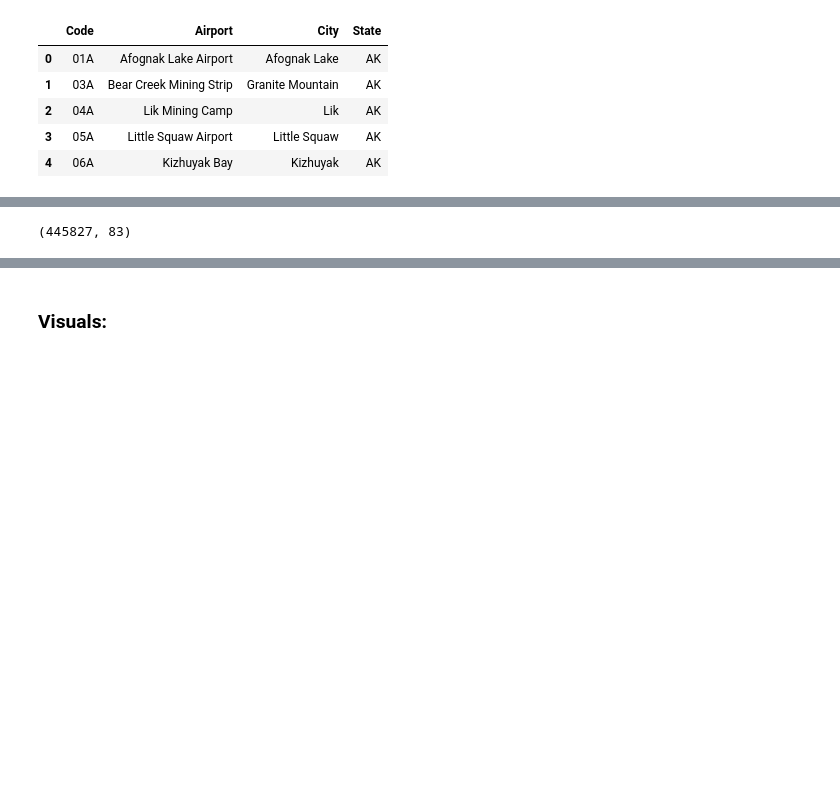
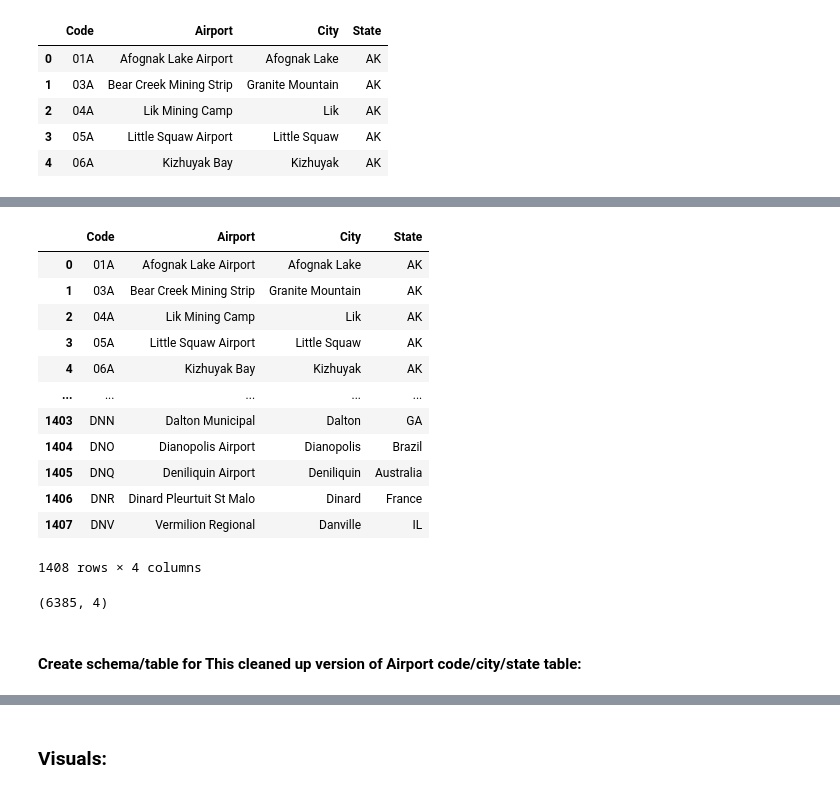
Before and after one commit to fausa/Flight-Analytics, a Jupyter notebook: code/Final_project_1.ipynb, the cells around one changed output, grey strips where cells are left out. Drawn from its saved outputs; the diff is of its cells as text; code cells hidden in the pictures; blank space fills up the shorter version.

```diff
--- a/code/Final_project_1.ipynb
+++ b/code/Final_project_1.ipynb
@@ -221,4 +270,20 @@ airport_codes_table.head()
+# %%
+airport_codes_table.head(1408)
+# %% [output]
+|  | Code | Airport | City | State |
+| 0 | 01A | Afognak Lake Airport | Afognak Lake | AK |
+| 1 | 03A | Bear Creek Mining Strip | Granite Mountain | AK |
+| 2 | 04A | Lik Mining Camp | Lik | AK |
+| 3 | 05A | Little Squaw Airport | Little Squaw | AK |
+| 4 | 06A | Kizhuyak Bay | Kizhuyak | AK |
+| ... | ... | ... | ... | ... |
+| 1403 | DNN | Dalton Municipal | Dalton | GA |
+| 1404 | DNO | Dianopolis Airport | Dianopolis | Brazil |
+| 1405 | DNQ | Deniliquin Airport | Deniliquin | Australia |
+| 1406 | DNR | Dinard Pleurtuit St Malo | Dinard | France |
+| 1407 | DNV | Vermilion Regional | Danville | IL |
+1408 rows × 4 columns
 # %%
-airline_flights_table.shape
+airport_codes_table.shape
 # %% [output]
-(445827, 83)
+(6385, 4)
@@ -224,0 +295,2 @@ airline_flights_table.shape
+# %% [markdown]
+#### Create schema/table for This cleaned up version of Airport code/city/state table:
```
Also changed, not shown: parts of 30 cells of this notebook.
